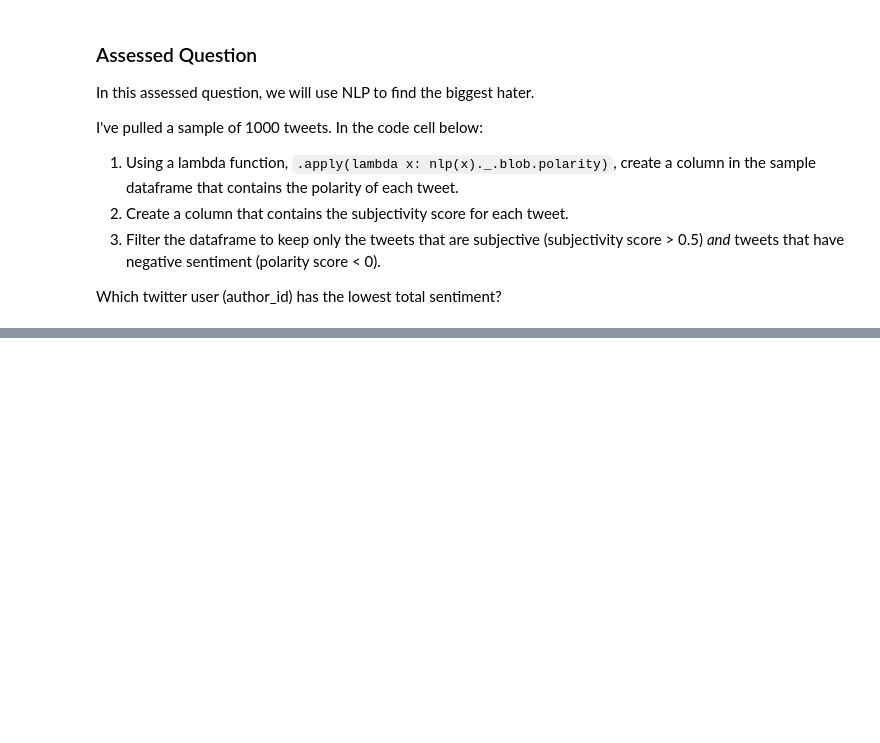
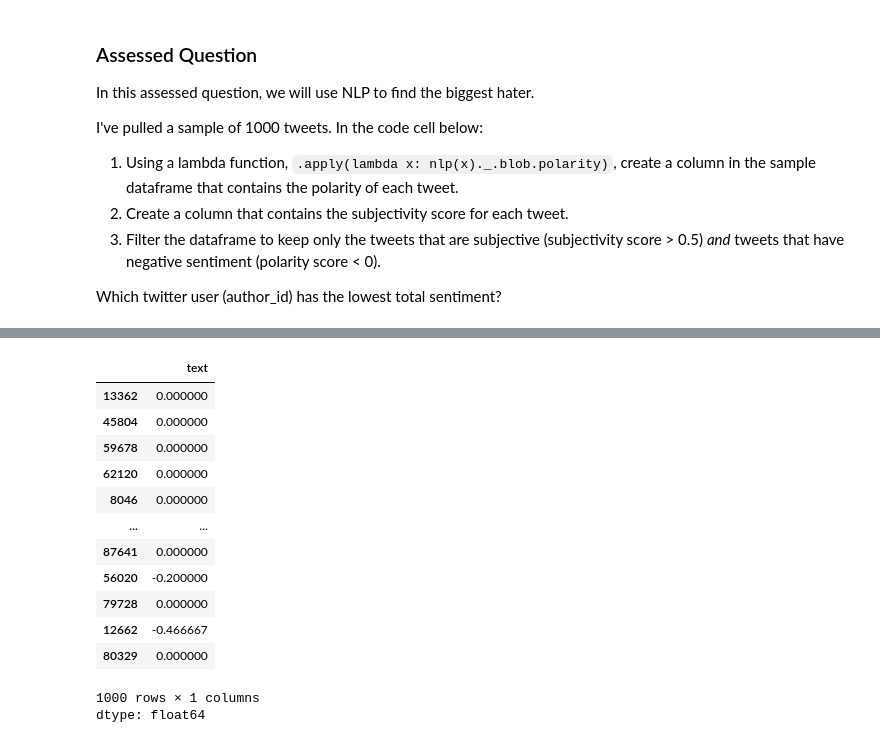
Before and after one commit to enterthestatic/Quantative-methods-2-, a Jupyter notebook: W7_Natural_Language_Processing_Student_Version.ipynb, the cells around one changed output, grey strips where cells are left out. Saved outputs shown, nothing was run; the diff lists cells and outputs as text; code cells hidden in the pictures; blank space fills up the shorter version.

```diff
--- a/W7_Natural_Language_Processing_Student_Version.ipynb
+++ b/W7_Natural_Language_Processing_Student_Version.ipynb
@@ -599,0 +623,17 @@ sample= tweets.sample(1000, random_state=1)
+# %%
+sample['text'].apply(lambda x: nlp(x)._.blob.polarity)
+# %% [output]
+|  | text |
+| 13362 | 0.000000 |
+| 45804 | 0.000000 |
+| 59678 | 0.000000 |
+| 62120 | 0.000000 |
+| 8046 | 0.000000 |
+| ... | ... |
+| 87641 | 0.000000 |
+| 56020 | -0.200000 |
+| 79728 | 0.000000 |
+| 12662 | -0.466667 |
+| 80329 | 0.000000 |
+1000 rows × 1 columns
+dtype: float64
```
Also changed, not shown: parts of 9 cells of this notebook.
